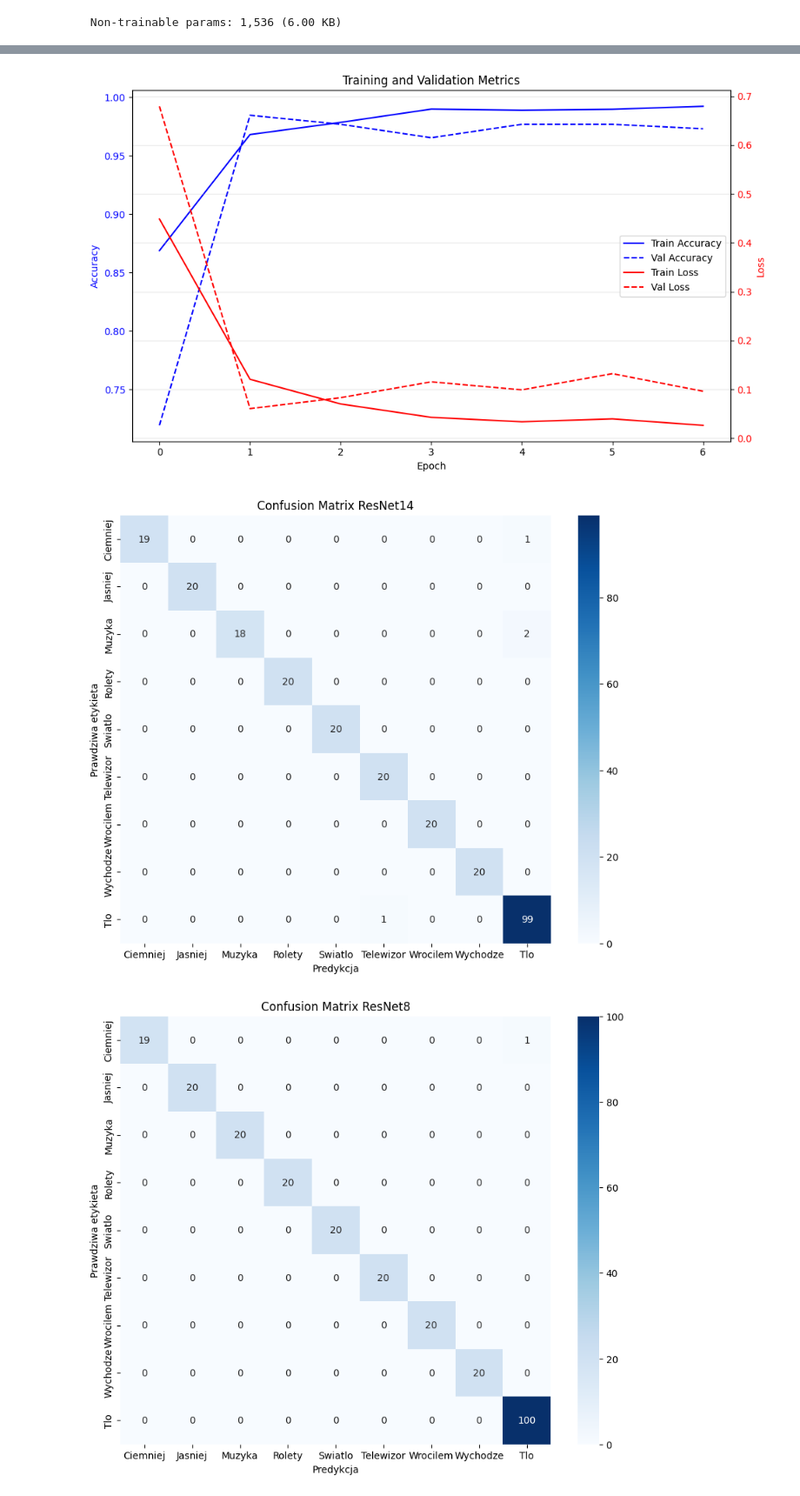
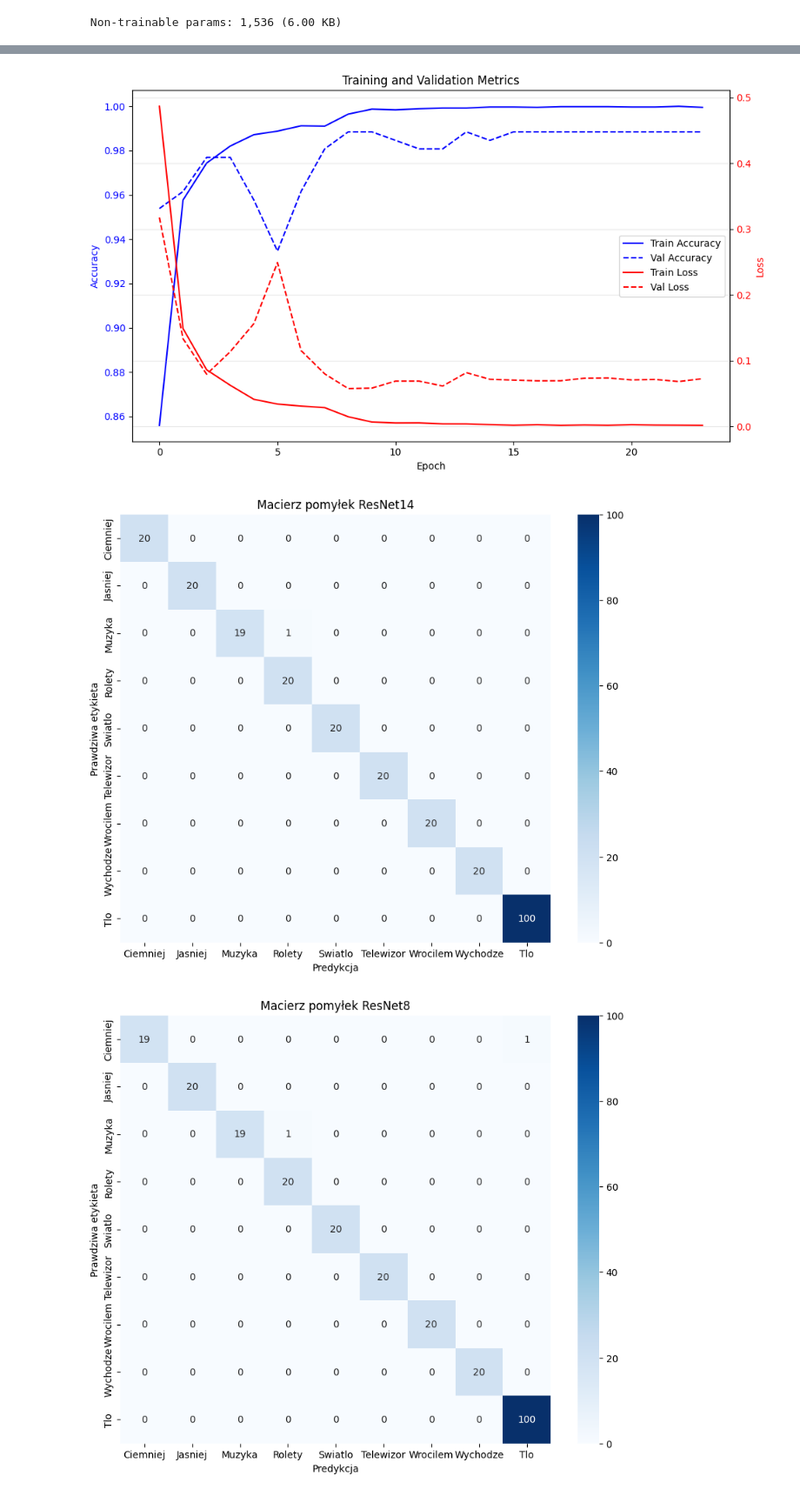
Before and after one commit to hubertk00/RPi_speech, a Jupyter notebook: commands.ipynb, the cells around one changed output, grey strips where cells are left out. Shown at 87% size. Cells and saved outputs as stored; diff of their text form; code cells hidden in the pictures.

```diff
--- a/commands.ipynb
+++ b/commands.ipynb
@@ -57,7 +57,7 @@ def process_data(file_paths,labels, augment=False,include_original=None):
             processed_labels.append(tf.constant(label, dtype=tf.int32))
 
         if augment:
-            if random.random() < 0.4:
+            if random.random() < 0.5:
                 mfcc_aug, _ = apply_spec_augment(mfcc_orig, label)
             else:
                 config = [
@@ -511,7 +511,7 @@ reduce_lr = callbacks.ReduceLROnPlateau(
 early_stop = callbacks.EarlyStopping(
     monitor='val_loss',
     mode='min',
-    patience=5,
+    patience=15,
     restore_best_weights=True,
     verbose=1
 )
@@ -552,4 +552,4 @@ Restoring model weights from the end of the best epoch: 2.
-[figure, old version]
+[figure, new version]
 # %%
 from sklearn.metrics import confusion_matrix
 import seaborn as sns
@@ -570,10 +570,10 @@ sns.heatmap(cm, annot=True, fmt='d', cmap='Blues',
             xticklabels=commands, yticklabels=commands)
 plt.xlabel('Predykcja')
 plt.ylabel('Prawdziwa etykieta')
-plt.title('Confusion Matrix ResNet14')
+plt.title('Macierz pomyłek ResNet14')
 plt.show()
 # %% [output]
-[figure, old version]
+[figure, new version]
 # %%
 y_true = []
 y_pred = []
```
Also changed, not shown: parts of 9 cells of this notebook, 5 other files.
